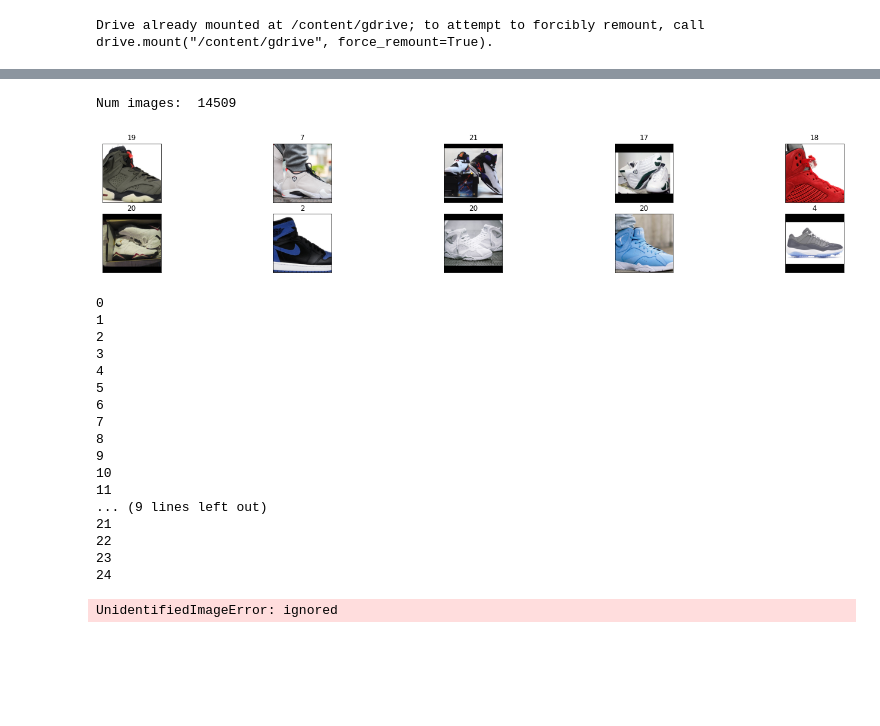
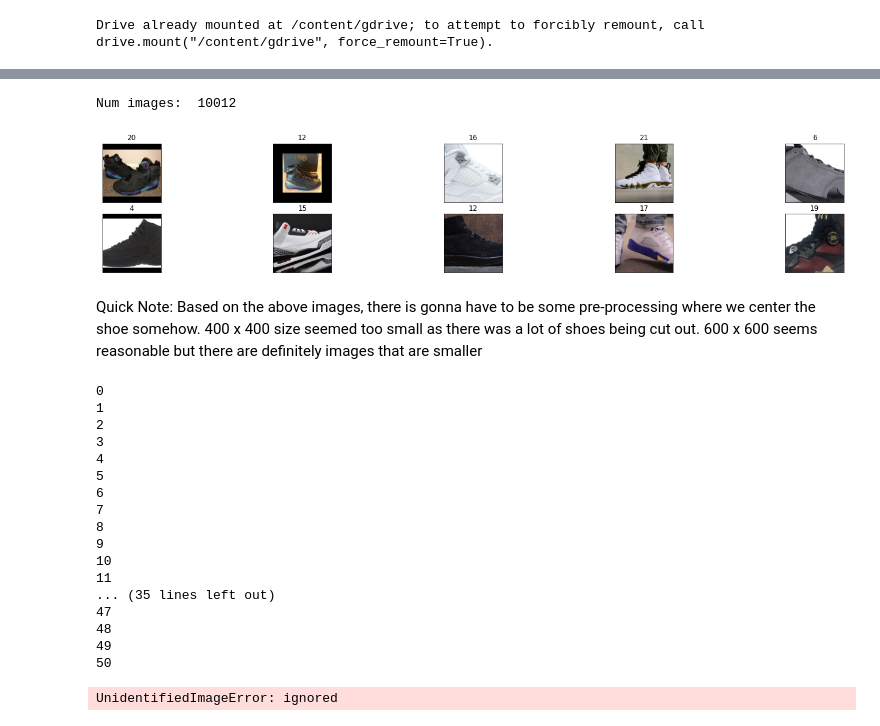
Before and after one commit to husseing/A.I-JORDAN, a Jupyter notebook: Group_44_AIR_Jordan.ipynb, the cells around one changed output, grey strips where cells are left out. Drawn from its saved outputs; the diff is of its cells as text; code cells hidden in the pictures; blank space fills up the shorter version.

```diff
--- a/Group_44_AIR_Jordan.ipynb
+++ b/Group_44_AIR_Jordan.ipynb
@@ -36,6 +39,8 @@ classes = ['1', '2', '3', '4', '5', '6', '7', '8', '9', '10', '11', '12', '13',
 
 # resize all images to 600 x 600
 #data_transform = transforms.Compose([transforms.RandomResizedCrop(600),
+                                      #transforms.ToTensor()])
+#data_transform = transforms.Compose([transforms.CenterCrop(224),
                                       #transforms.ToTensor()])
 data_transform = transforms.Compose([transforms.CenterCrop(600),
                                       transforms.ToTensor()])
@@ -45,44 +50,67 @@ dataset = datasets.ImageFolder(data_dir, transform=data_transform)
 # print out some data stats
 print('Num images: ', len(dataset))
 
+
+'''#Trying to only use working images. Didnt work for RAM reasons. Fuck
+workinglist=[]
+notworkinglist=[]
+workingdata=[]
+z=0
+for i in range(len(dataset)):
+    try:
+        workinglist.append((i,dataset[i][1]))
+        workingdata.append(dataset[i])
+    except:
+        notworkinglist.append(i)
+        pass
+        z+=1'''
+
+
 # Prepare Dataloader
 batch_size = 32
 num_workers = 1
 data_loader = torch.utils.data.DataLoader(dataset, batch_size=batch_size,
                                            num_workers=num_workers, shuffle=True)
 # %% [output]
-Num images:  14509
+Num images:  10012
 # %%
 #THIS CODE ONLY WORKS OCASIONALLY WHEN ONE OF THE IMAGES IS NOT ONE THAT RAISES AN ERROR DUE TO NOT FINDING IT
 #Based on the number of times i've ran this and the number of times its worked,
 #The ratio of images that work to not work is not looking too good
 # Verification Step - obtain one batch of images
 
 dataiter = iter(data_loader)
-images, labels = dataiter.next()
-images = images.numpy() # convert images to numpy for display
-
-'''classes = ['1', '2', '3', '4', '5', '6', '7', '8', '9', '10', '11', '12', '13',
-           '14', '15', '16', '17', '18', '19', '20', '21']'''
+#Following while loop and try catch is so that the iterator keeps repeating until
+#it finds a combo of 10 images that don't raise an error
+z=0
+while z<1:
+  try:
+      images, labels = dataiter.next()
+      images = images.numpy() # convert images to numpy for display
+      z+=1
+  except:
+      pass
 
 # plot the images in the batch, along with the corresponding labels
 fig = plt.figure(figsize=(25, 4))
 for idx in np.arange(10):
-    ax = fig.add_subplot(2, 10/2, idx+1, xticks=[], yticks=[])
-    plt.imshow(np.transpose(images[idx], (1, 2, 0)))
-    ax.set_title(classes[labels[idx]])
+      ax = fig.add_subplot(2, 10/2, idx+1, xticks=[], yticks=[])
+      plt.imshow(np.transpose(images[idx], (1, 2, 0)))
+      ax.set_title(classes[labels[idx]])
 
 #IMPORTANT NOTE
 #THE ABOVE DOES NOT SPLIT THE DATA
 # %% [output]
-[figure, old version]
+[figure, new version]
+# %% [markdown]
+Quick Note: Based on the above images, there is gonna have to be some pre-processing where we center the shoe somehow. 400 x 400 size seemed too small as there was a lot of shoes being cut out. 600 x 600 seems reasonable but there are definitely images that are smaller
 # %%
 #it looks like it fails in multiple places
-#Fails on the 25th image, when I went to the dataset on our drive, this images preview wasnt on there
+#Fails on the 51st image, when I went to the dataset on our drive, this images preview wasnt on there
 #Seems like it may be an issue where some images from the dataset are corrupted or just not being loaded right
 #Tried both the zip file and the folders in the drive and both give this error at the same point which starts at shoe 50
 for idx, (data, image) in enumerate(dataset):
-  print(idx)
+    print(idx)
 # %% [output]
 0
 1
@@ -96,11 +124,11 @@ for idx, (data, image) in enumerate(dataset):
 9
 10
 11
-... (9 lines left out)
-21
-22
-23
-24
+... (35 lines left out)
+47
+48
+49
+50
 UnidentifiedImageError: ignored
 # %%
 #z is the number of images that dont work,
```
Also changed, not shown: parts of 23 cells of this notebook.
